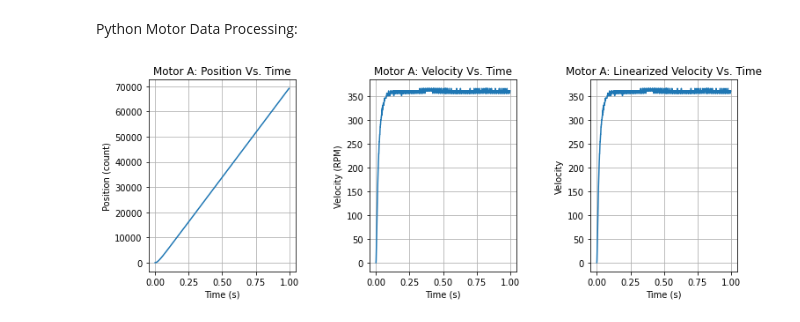
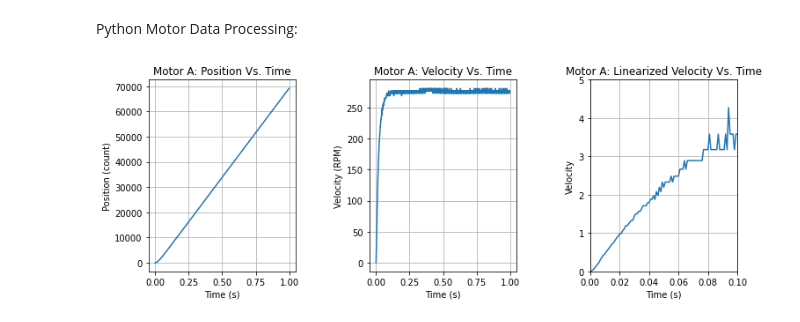
Before and after one commit to tanno1/ME405, a Jupyter notebook: Lab0x02/Lab0x02_Submission/Lab0x02Notebook.ipynb, the cells around one changed output. Saved outputs shown, nothing was run; the diff lists cells and outputs as text; code cells hidden in the pictures.

```diff
--- a/Lab0x02/Lab0x02_Submission/Lab0x02Notebook.ipynb
+++ b/Lab0x02/Lab0x02_Submission/Lab0x02Notebook.ipynb
@@ -7,35 +7,36 @@ Fall 2023
 Python Motor Data Processing:
 # %%
 from matplotlib import pyplot
+import numpy as np
+from scipy.optimize import curve_fit
 import math
 
-x_values = []
-t_values = []
-u_values = []
-adj_u_values = []
-file = open('motor1_data.csv', mode = 'r')
+# gain calculation:
+def second_order_transfer_function(t, K, damping_ratio, natural_frequency):
+    return K / (1.0 - 2.0 * damping_ratio * natural_frequency * t + natural_frequency ** 2 * t ** 2)
 
+x_values    = []
+t_values    = []
+u_values    = []
+lin_values  = []
+file = open('motor1_data_new.csv', mode = 'r')
 
 header = file.readline().strip().split(',')
 
 for line in file:
     data = line.strip().split(',')
     try:
-        t = float(data[0])
-        x = float(data[1])
-        u = float(data[2])
-        u = u*305/60
-        t = t/1000
+        t   = float(data[0])
+        x   = float(data[1])
+        u   = float(data[8])
+        lin = float(data[10])
+        t   = t/1000
         x_values.append(x)
         t_values.append(t)
         u_values.append(u)
+        lin_values.append(lin)
     except ValueError:
         continue
-
-adj_u_values = u_values
-for i in adj_u_values:
-     #print(i)
-     i = math.log(1-i/16876)
 
 # motor a subplots
 mot_a_fig, mot_a_axes = pyplot.subplots( 1,3, figsize=(12, 4) )
@@ -54,21 +55,40 @@ mot_a_axes[1].set_title("Motor A: Velocity Vs. Time")
 mot_a_axes[1].grid(True)
 
 # plot 3: Motor A: Linearized Velcity (RPM) vs time (s)
-mot_a_axes[2].plot(t_values, adj_u_values)
+mot_a_axes[2].plot(t_values, lin_values)
 mot_a_axes[2].set_xlabel("Time (s)")
 mot_a_axes[2].set_ylabel("Velocity")
 mot_a_axes[2].set_title("Motor A: Linearized Velocity Vs. Time")
+mot_a_axes[2].set_xlim(0, .1)
+mot_a_axes[2].set_ylim(0, 5)
 mot_a_axes[2].grid(True)
 
 # show plot a
 pyplot.subplots_adjust(wspace=0.5)
 pyplot.show()
 
-x_values = []
-t_values = []
-u_values = []
+# time constant and gain calculation
+max_value = max(u_values)
+max_632   = .632 * max_value
+for i in range(0, len(u_values)):
+    if u_values[i] >= max_632:
+        print("MOTOR A GAIN & TAU")
+        print(f"time constant reached at: index {i-1}")
+        print(f"corresponding velocity: {u_values[i-1]} rpm")
+        print(f"time constant: {(i-1)/1000} seconds")
+        break
 
-file = open('motor2_data.csv', mode = 'r')
+params, covariance = curve_fit(second_order_transfer_function, t_values, u_values)
+
+a_gain = params[0]
+print(f"Motor A gain: {a_gain}")
+
+x_values    = []
+t_values    = []
+u_values    = []
+lin_values  = []
+
+file = open('motor2_data_new.csv', mode = 'r')
 
 
 header = file.readline().strip().split(',')
@@ -76,42 +96,67 @@ header = file.readline().strip().split(',')
 for line in file:
     data = line.strip().split(',')
     try:
-        t = float(data[0])
-        x = float(data[1])
-        u = float(data[2])
-        u = u*305/60
+        t   = float(data[0])
+        x   = float(data[1])
+        u   = float(data[12])
+        lin = float(data[14])
+
         x_values.append(x)
         t_values.append(t)
         u_values.append(u)
+        lin_values.append(lin)
     except ValueError:
         continue
 
 # motor b subplots
 mot_b_fig, mot_b_axes = pyplot.subplots( 1,3, figsize=(12, 4) )
+
+# gain calculation:
+def second_order_transfer_function(t, K, damping_ratio, natural_frequency):
+    epsilon = 1e-6
+    return K / (1.0 - 2.0 * damping_ratio * natural_frequency * t + natural_frequency ** 2 * t ** 2 + epsilon)
 
 # plot 4: Motor B: Position (counts) vs time (s)
 mot_b_axes[0].plot(t_values, x_values)
 mot_b_axes[0].set_xlabel("Time (s)")
 mot_b_axes[0].set_ylabel(header[1])
 mot_b_axes[0].set_title("Motor B: Position Vs. Time")
 mot_b_axes[0].grid(True)
 
 # plot 5: Motor B velocity (RPM) vs time (s)
 mot_b_axes[1].plot(t_values, u_values)
 mot_b_axes[1].set_xlabel("Time (s)")
 mot_b_axes[1].set_ylabel("Velocity (RPM)")
 mot_b_axes[1].set_title("Motor B: Velocity Vs. Time")
 mot_b_axes[1].grid(True)
 
 # plot 6: Motor B: Linearized Velcity (RPM) vs time (s)
-mot_b_axes[2].semilogx(t_values, u_values)
+mot_b_axes[2].plot(t_values, lin_values)
 mot_b_axes[2].set_xlabel("Time (s)")
 mot_b_axes[2].set_ylabel("Velocity")
 mot_b_axes[2].set_title("Motor B: Linearized Velocity  Vs. Time")
+mot_b_axes[2].set_xlim(0, 75)
+mot_b_axes[2].set_ylim(0, 5)
 mot_b_axes[2].grid(True)
 
 # show plot b
 pyplot.subplots_adjust(wspace=0.5)
 pyplot.show()
+
+# time constant and gain calculation
+max_value = max(u_values)
+max_632   = .632 * max_value
+for i in range(0, len(u_values)):
+    if u_values[i] >= max_632:
+        print("MOTO B GAIN & TAU")
+        print(f"time constant reached at: index {i-1}")
+        print(f"corresponding velocity: {u_values[i-1]} rpm")
+        print(f"time constant: {(i-1)/1000} seconds")
+        break
+
+params, covariance = curve_fit(second_order_transfer_function, t_values[1:1000], u_values[1:1000])
+
+b_gain = params[0]
+print(f"Motor B gain: {b_gain}")
 # %% [output]
-[figure, old version]
+[figure, new version]
```
Also changed, not shown: parts of 2 cells of this notebook, 2 other files.
